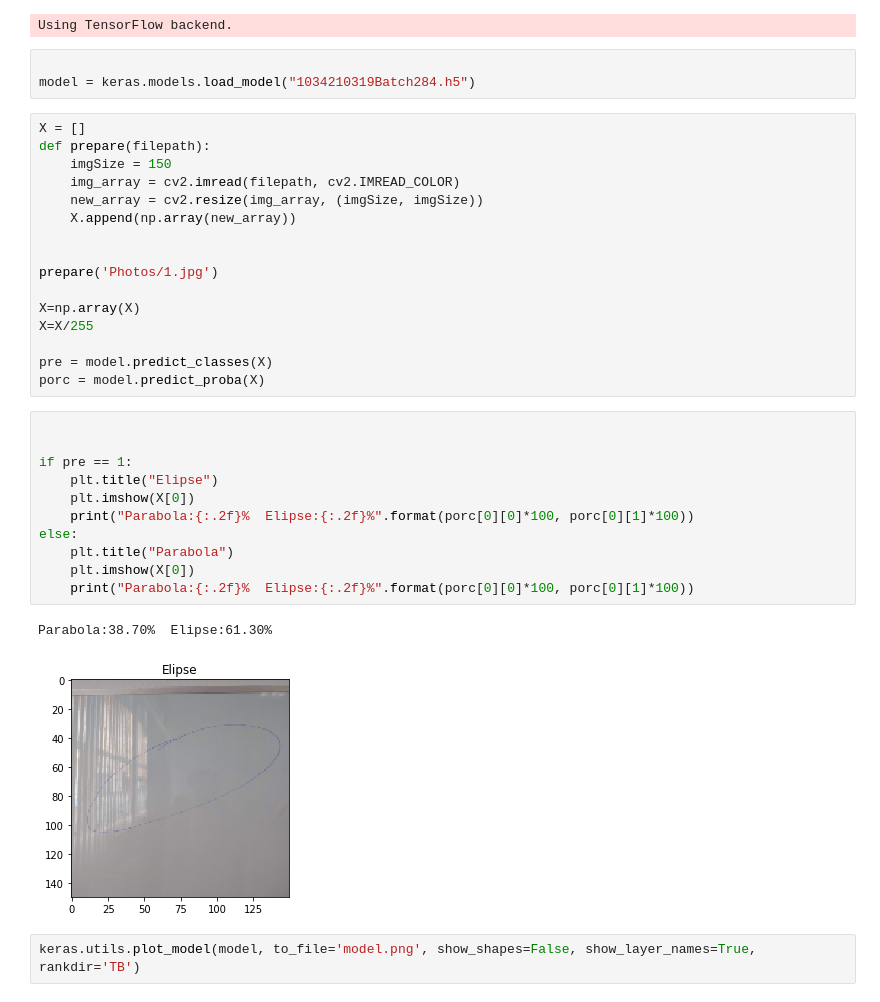
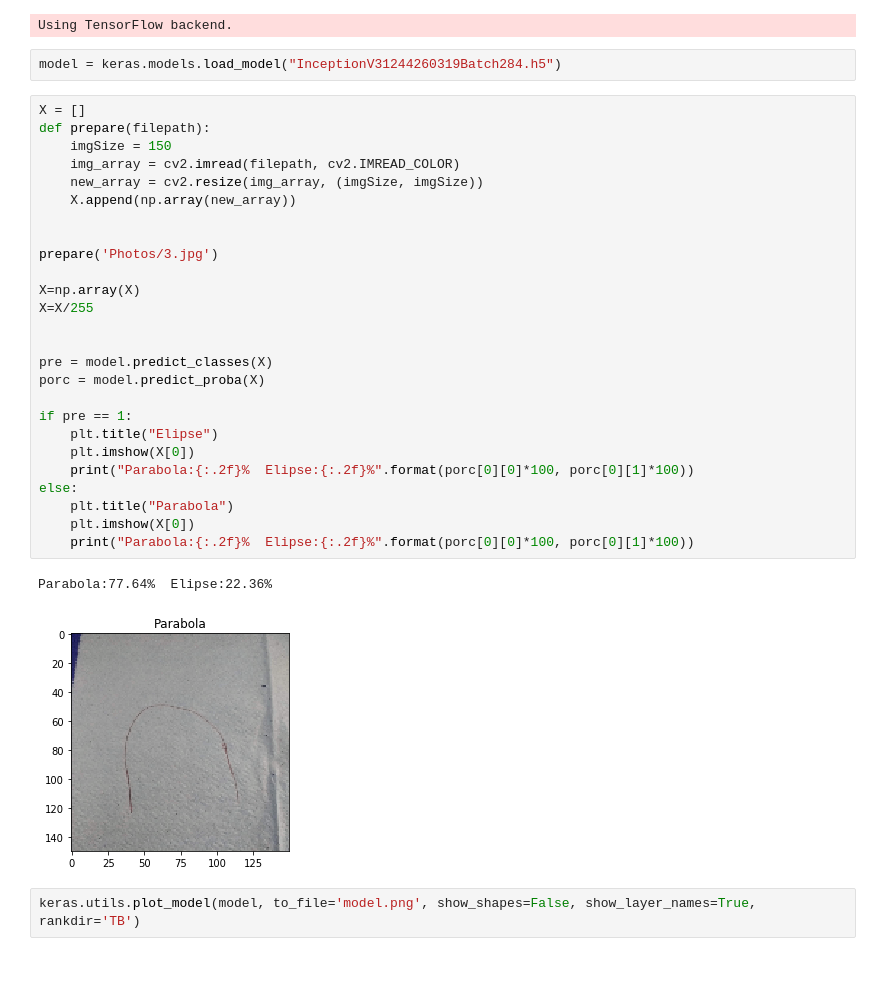
Before and after one commit to JoelsonSartoriJr/ReconhecimentoCurvas, a Jupyter notebook: predict.ipynb, the cells around one changed output. Drawn from its saved outputs; the diff is of its cells as text; blank space fills up the shorter version.

```diff
--- a/predict.ipynb
+++ b/predict.ipynb
@@ -7,37 +7,35 @@ import keras.utils
 # %% [output]
 Using TensorFlow backend.
 # %%
-
-model = keras.models.load_model("1034210319Batch284.h5")
+model = keras.models.load_model("InceptionV31244260319Batch284.h5")
 # %%
 X = []
 def prepare(filepath):
     imgSize = 150
     img_array = cv2.imread(filepath, cv2.IMREAD_COLOR)
     new_array = cv2.resize(img_array, (imgSize, imgSize))
     X.append(np.array(new_array))
 
 
-prepare('Photos/1.jpg')
+prepare('Photos/3.jpg')
 
 X=np.array(X)
 X=X/255
 
+
 pre = model.predict_classes(X)
 porc = model.predict_proba(X)
+
+if pre == 1:
+    plt.title("Elipse")
+    plt.imshow(X[0])
+    print("Parabola:{:.2f}%  Elipse:{:.2f}%".format(porc[0][0]*100, porc[0][1]*100))
+else:
+    plt.title("Parabola")
+    plt.imshow(X[0])
+    print("Parabola:{:.2f}%  Elipse:{:.2f}%".format(porc[0][0]*100, porc[0][1]*100))
+# %% [output]
+Parabola:77.64%  Elipse:22.36%
+[figure, added]
-# %%
-
-
-if pre == 1:
-    plt.title("Elipse")
-    plt.imshow(X[0])
-    print("Parabola:{:.2f}%  Elipse:{:.2f}%".format(porc[0][0]*100, porc[0][1]*100))
-else:
-    plt.title("Parabola")
-    plt.imshow(X[0])
-    print("Parabola:{:.2f}%  Elipse:{:.2f}%".format(porc[0][0]*100, porc[0][1]*100))
-# %% [output]
-Parabola:38.70%  Elipse:61.30%
-[figure, removed]
 # %%
 keras.utils.plot_model(model, to_file='model.png', show_shapes=False, show_layer_names=True, rankdir='TB')
```
Also changed, not shown: 18 other files.
